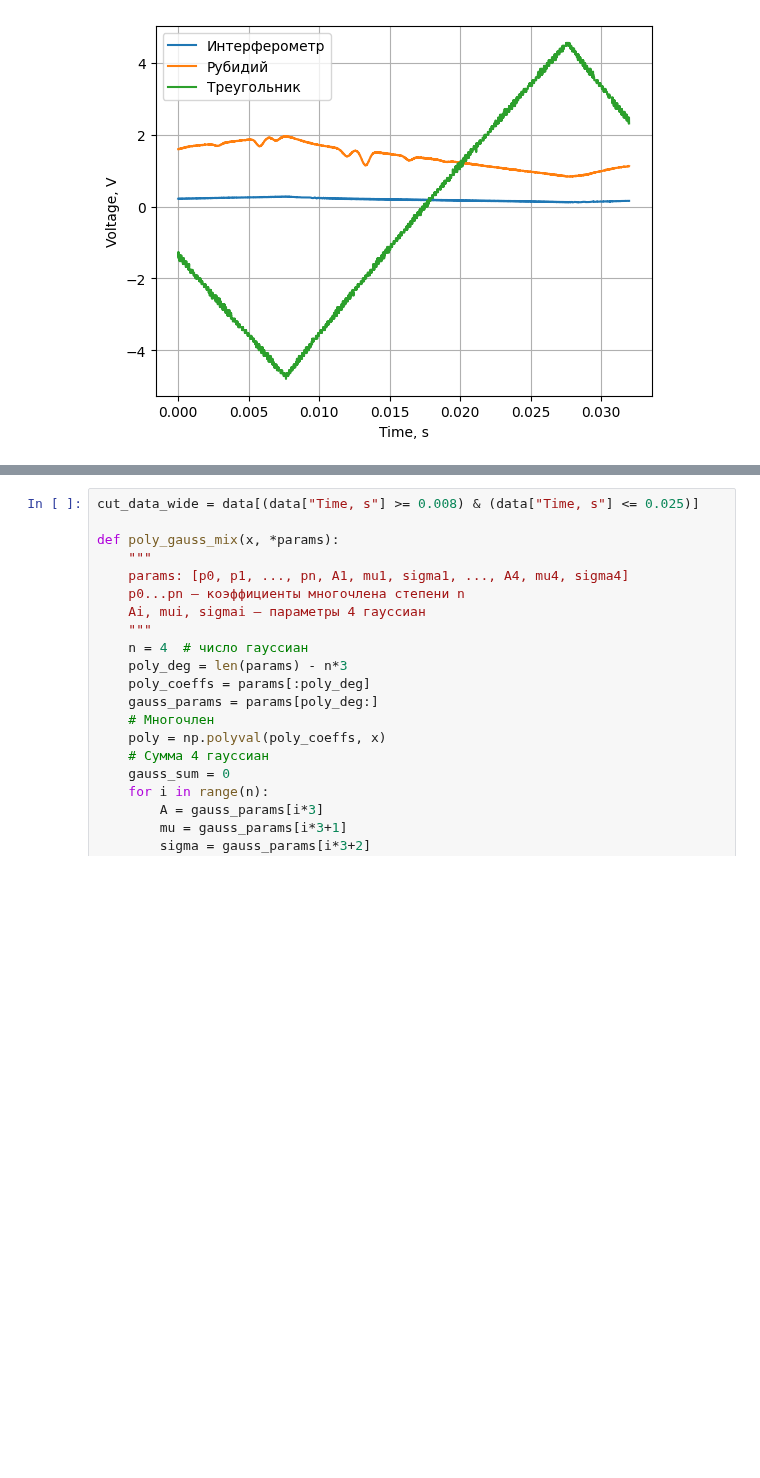
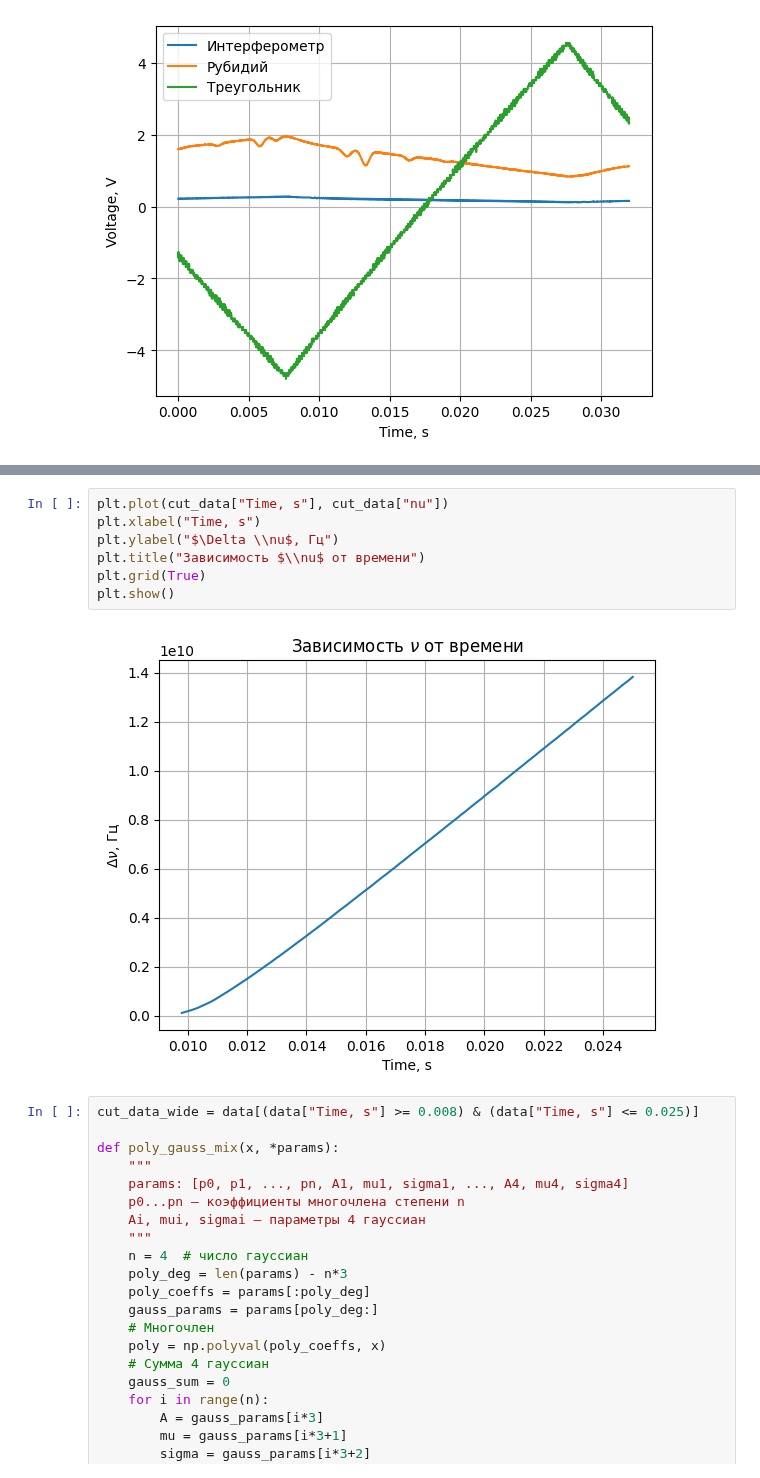
Before and after one commit to RedBrean/term2, a Jupyter notebook: term5/labs/rb/rb.ipynb, the cells around one changed output, grey strips where cells are left out. Drawn from its saved outputs; the diff is of its cells as text; blank space fills up the shorter version.

```diff
--- a/term5/labs/rb/rb.ipynb
+++ b/term5/labs/rb/rb.ipynb
@@ -138,3 +132,12 @@ See the caveats in the documentation: https://pandas.pydata.org/pandas-docs/stab
+# %%
+plt.plot(cut_data["Time, s"], cut_data["nu"])
+plt.xlabel("Time, s")
+plt.ylabel("$\Delta \\nu$, Гц")
+plt.title("Зависимость $\\nu$ от времени")
+plt.grid(True)
+plt.show()
+# %% [output]
+[figure, added]
 # %%
 cut_data_wide = data[(data["Time, s"] >= 0.008) & (data["Time, s"] <= 0.025)]
 
```
Also changed, not shown: parts of 6 cells of this notebook, 2 other files.
